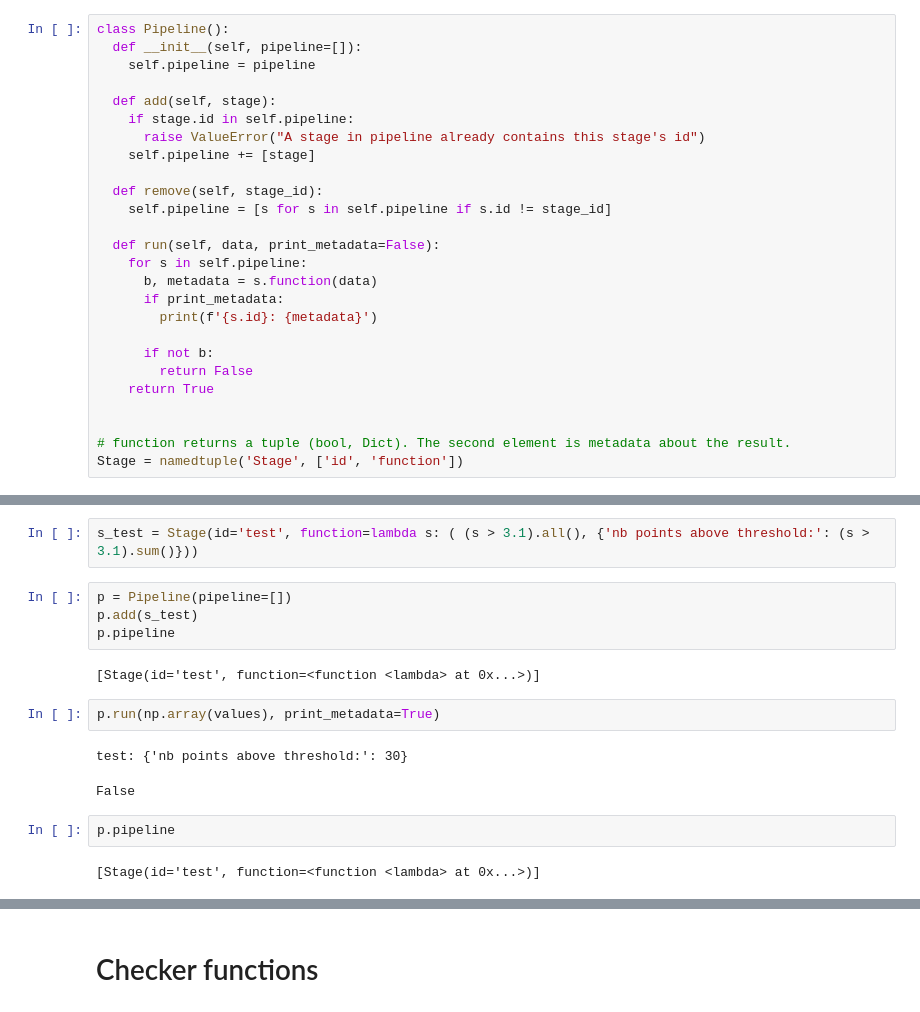
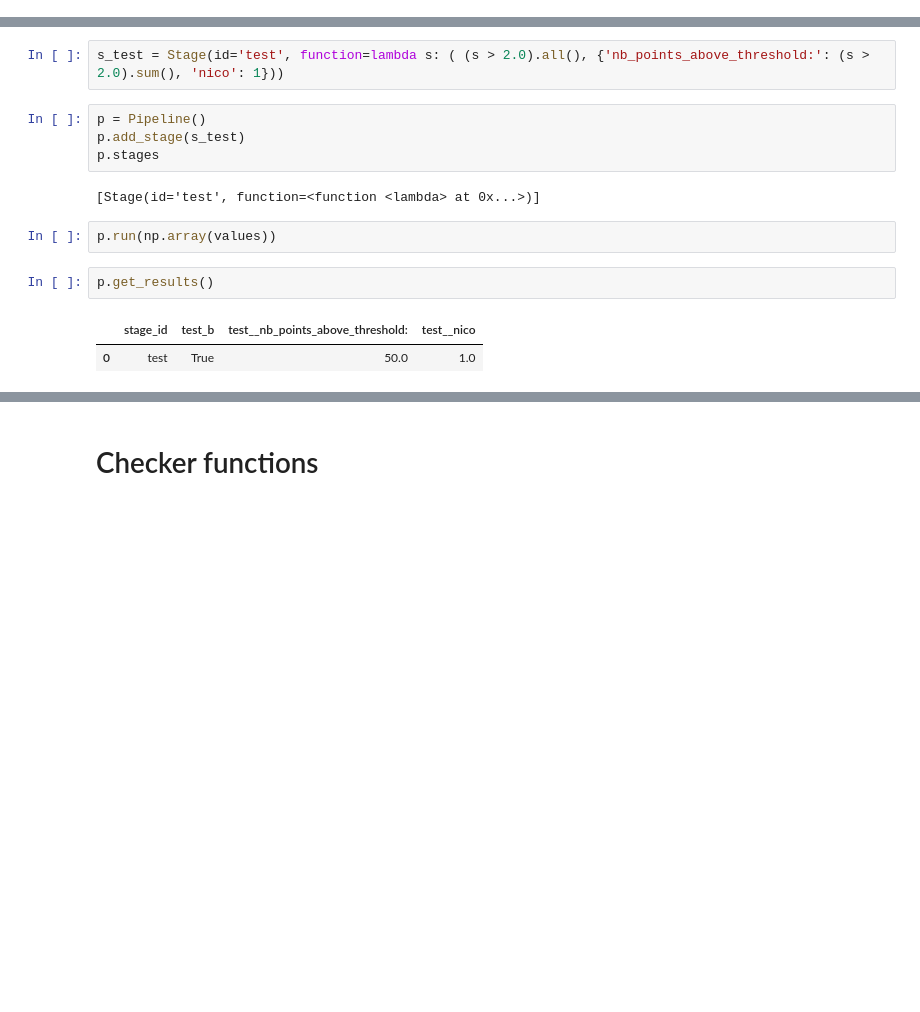
Before and after one commit to nicolaspro1234/trading_auto, a Jupyter notebook: trading.ipynb, the cells around one changed output, grey strips where cells are left out. Cells and saved outputs as stored; diff of their text form; blank space fills up the shorter version.

Commit message:
remake Pipeline class

```diff
--- a/trading.ipynb
+++ b/trading.ipynb
@@ -129,29 +134,3 @@ For example:
 So I must have a pipeline object, and within it, steps that return a boolean.
 # %% [markdown]
 # Pipeline
-# %%
-class Pipeline():
-  def __init__(self, pipeline=[]):
-    self.pipeline = pipeline
-
-  def add(self, stage):
-    if stage.id in self.pipeline:
-      raise ValueError("A stage in pipeline already contains this stage's id")
-    self.pipeline += [stage]
-
-  def remove(self, stage_id):
-    self.pipeline = [s for s in self.pipeline if s.id != stage_id]
-
-  def run(self, data, print_metadata=False):
-    for s in self.pipeline:
-      b, metadata = s.function(data)
-      if print_metadata:
-        print(f'{s.id}: {metadata}')
-
-      if not b:
-        return False
-    return True
-
-
-# function returns a tuple (bool, Dict). The second element is metadata about the result.
-Stage = namedtuple('Stage', ['id', 'function'])
@@ -158,18 +173,16 @@ Stage = namedtuple('Stage', ['id', 'function'])
 # %%
-s_test = Stage(id='test', function=lambda s: ( (s > 3.1).all(), {'nb points above threshold:': (s > 3.1).sum()}))
+s_test = Stage(id='test', function=lambda s: ( (s > 2.0).all(), {'nb_points_above_threshold:': (s > 2.0).sum(), 'nico': 1}))
 # %%
-p = Pipeline(pipeline=[])
-p.add(s_test)
-p.pipeline
+p = Pipeline()
+p.add_stage(s_test)
+p.stages
 # %% [output]
 [Stage(id='test', function=<function <lambda> at 0x...>)]
 # %%
-p.run(np.array(values), print_metadata=True)
+p.run(np.array(values))
-# %% [output]
-test: {'nb points above threshold:': 30}
-False
 # %%
-p.pipeline
+p.get_results()
 # %% [output]
-[Stage(id='test', function=<function <lambda> at 0x...>)]
+|  | stage_id | test_b | test__nb_points_above_threshold: | test__nico |
+| 0 | test | True | 50.0 | 1.0 |
 # %%
```
Also changed, not shown: parts of 4 cells of this notebook.
